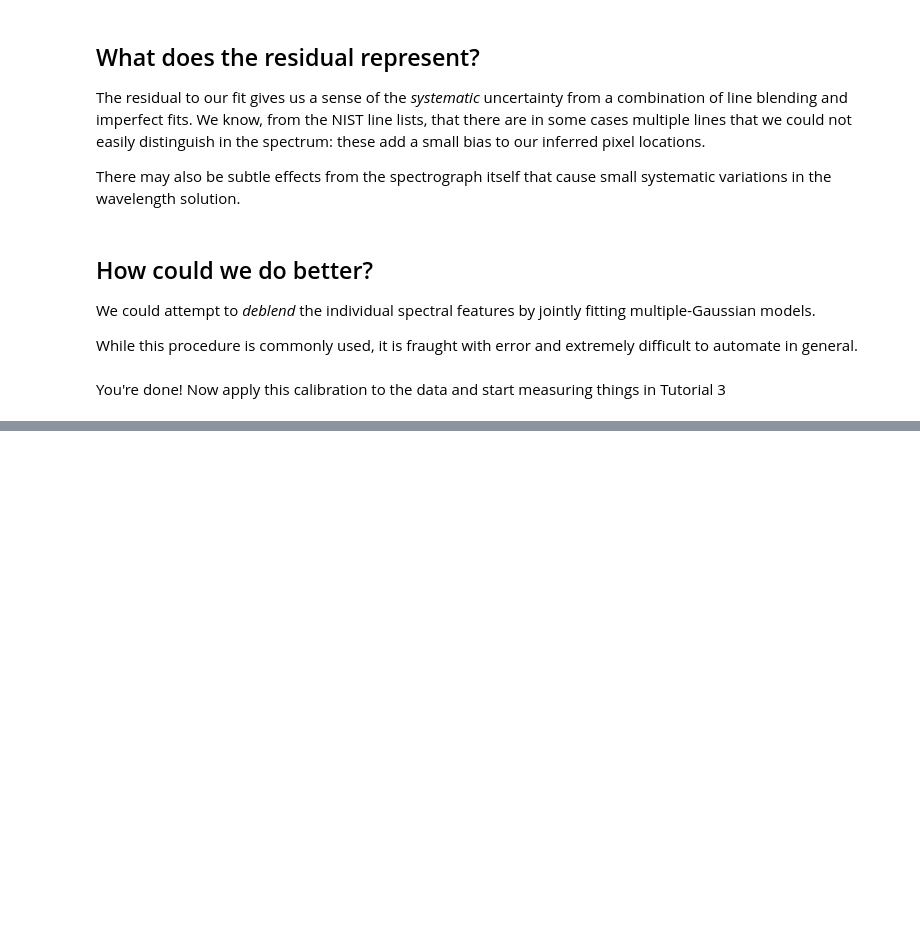
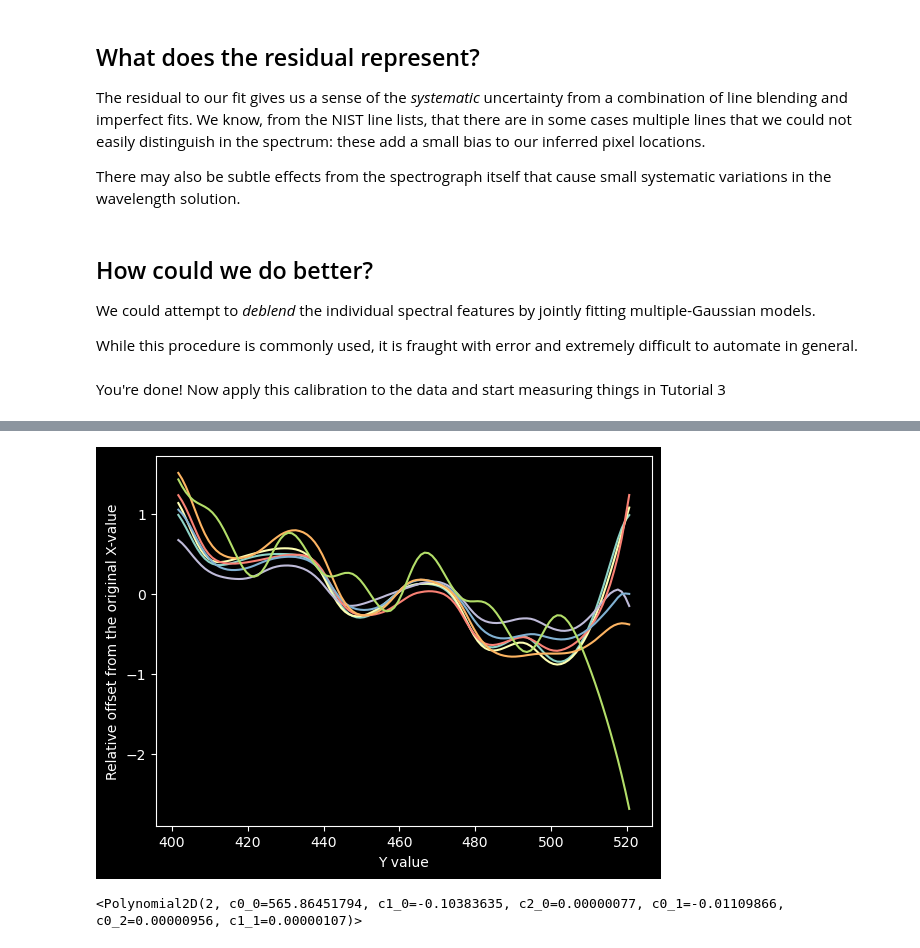
Before and after one commit to astropy/astropy-tutorials, a Jupyter notebook: tutorials/SpectroscopicDataReductionBasics/2-WavelengthCalibration.ipynb, the cells around one changed output, grey strips where cells are left out. Drawn from its saved outputs; the diff is of its cells as text; code cells hidden in the pictures; blank space fills up the shorter version.

Commit message:
add 2d wavelength calibration

```diff
--- a/tutorials/SpectroscopicDataReductionBasics/2-WavelengthCalibration.ipynb
+++ b/tutorials/SpectroscopicDataReductionBasics/2-WavelengthCalibration.ipynb
@@ -527,0 +666,29 @@ You're done!  Now apply this calibration to the data and start measuring things
+# %%
+# we're going to build up a new array position-by-position
+kr_spatial_posns = []
+yoffsets = np.arange(-40, 80)
+for yoffset in yoffsets:
+    # re-extract the krypton spectrum at each Y-offset value
+    # (the added underscore is so we don't overwrite the main krypton spectrum above)
+    kr_spectrum_ = np.array([np.average(kr_image[int(yval+yoffset)-npixels_to_cut:int(yval+yoffset)+npixels_to_cut, ii],
+                                    weights=model_trace_profile)
+                         for yval, ii in zip(trace_center, xaxis)])
+
+    # for the extracted spectrum, we re-do the "fit" to identify the measured peak location
+    npixels = 15
+    improved_xval_guesses_kr_ = [np.average(xaxis[g-npixels:g+npixels],
+                                        weights=kr_spectrum_[g-npixels:g+npixels] - np.median(kr_spectrum_))
+                             for g in map(int, kr_pixel_vals)]
+    # we then append those onto our array
+    kr_spatial_posns.append(improved_xval_guesses_kr_)
+# now we turn our list-of-arrays into a 2D array
+kr_spatial_posns_arr = np.array(kr_spatial_posns)
+# then, for the Y-values, we're using the trace model plus our Y-offsets
+yvals_2d = trace_model(kr_spatial_posns) + yoffsets[:,None]
+# %%
+# look at how much variation there is (not a lot, ~2 pixels drift)
+pl.plot(yvals_2d[:,0], kr_spatial_posns_arr - kr_spatial_posns_arr.mean(axis=0));
+pl.xlabel("Y value")
+pl.ylabel("Relative offset from the original X-value");
+# %% [output]
+[figure, added]
@@ -527,0 +697,13 @@ You're done!  Now apply this calibration to the data and start measuring things
+# %%
+# our new solution is a 2D polynomial
+wavelength_model = Polynomial2D(degree=2)
+# we need to broadcast our catalog-selected Krypton wavelengths to match the shape of the X and Y values
+kr_wls_2d = kr_wl_final * np.ones(kr_spatial_posns_arr.shape[0])[:,None]
+# do the fit
+fitted_2d_polymodel = linfitter(wavelength_model,
+                                x=kr_spatial_posns_arr,
+                                y=yvals_2d,
+                                z=kr_wls_2d)
+fitted_2d_polymodel
+# %% [output]
+<Polynomial2D(2, c0_0=565.86451794, c1_0=-0.10383635, c2_0=0.00000077, c0_1=-0.01109866, c0_2=0.00000956, c1_1=0.00000107)>
```
Also changed, not shown: parts of 57 cells of this notebook.
